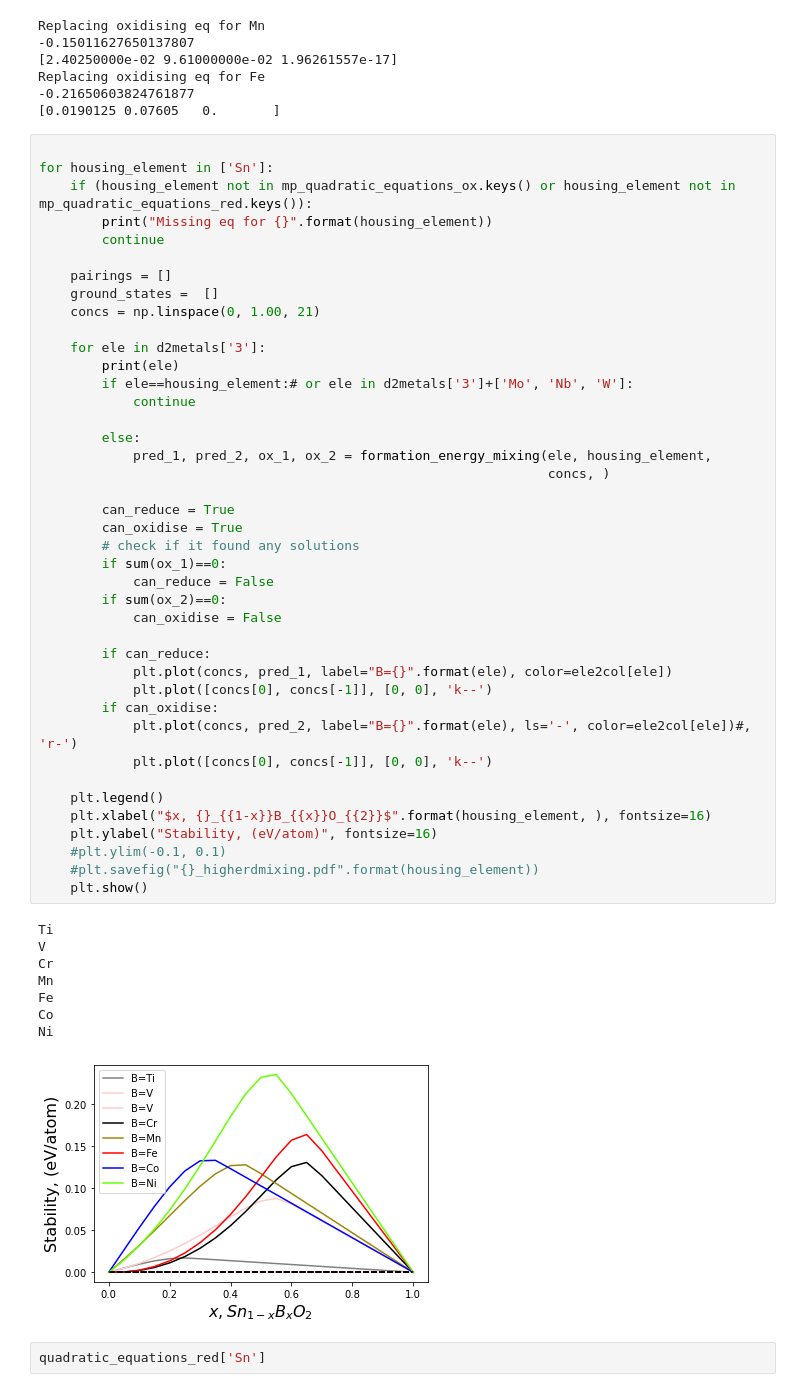
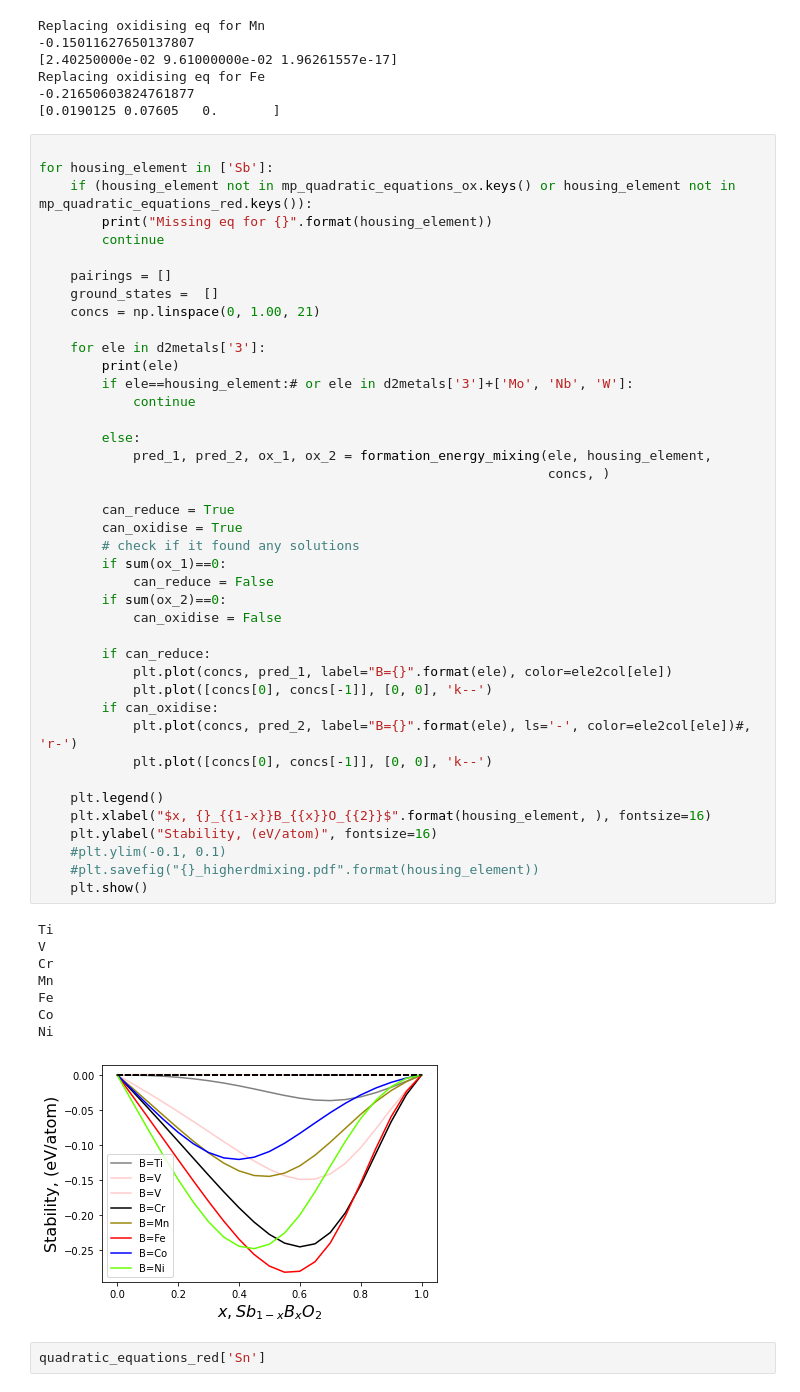
Before and after one commit to michaelcraiger/fefos, a Jupyter notebook: formation_energy_mixer.ipynb, the cells around one changed output. Drawn from its saved outputs; the diff is of its cells as text.

```diff
--- a/formation_energy_mixer.ipynb
+++ b/formation_energy_mixer.ipynb
@@ -370,7 +370,7 @@ Replacing oxidising eq for Fe
 [0.0190125 0.07605   0.       ]
 # %%
 
-for housing_element in ['Sn']:
+for housing_element in ['Sb']:
     if (housing_element not in mp_quadratic_equations_ox.keys() or housing_element not in mp_quadratic_equations_red.keys()):
         print("Missing eq for {}".format(housing_element))
         continue
@@ -390,34 +390,34 @@ for housing_element in ['Sn']:
 
         can_reduce = True
         can_oxidise = True
         # check if it found any solutions
         if sum(ox_1)==0:
             can_reduce = False
         if sum(ox_2)==0:
             can_oxidise = False
 
         if can_reduce:
             plt.plot(concs, pred_1, label="B={}".format(ele), color=ele2col[ele])
             plt.plot([concs[0], concs[-1]], [0, 0], 'k--')
         if can_oxidise:
             plt.plot(concs, pred_2, label="B={}".format(ele), ls='-', color=ele2col[ele])#, 'r-')
             plt.plot([concs[0], concs[-1]], [0, 0], 'k--')
 
     plt.legend()
     plt.xlabel("$x, {}_{{1-x}}B_{{x}}O_{{2}}$".format(housing_element, ), fontsize=16)
     plt.ylabel("Stability, (eV/atom)", fontsize=16)
     #plt.ylim(-0.1, 0.1)
     #plt.savefig("{}_higherdmixing.pdf".format(housing_element))
     plt.show()
 # %% [output]
 Ti
 V
 Cr
 Mn
 Fe
 Co
 Ni
-[figure, old version]
+[figure, new version]
 # %%
 quadratic_equations_red['Sn']
 # %% [output]
```
Also changed, not shown: 1 other file.
